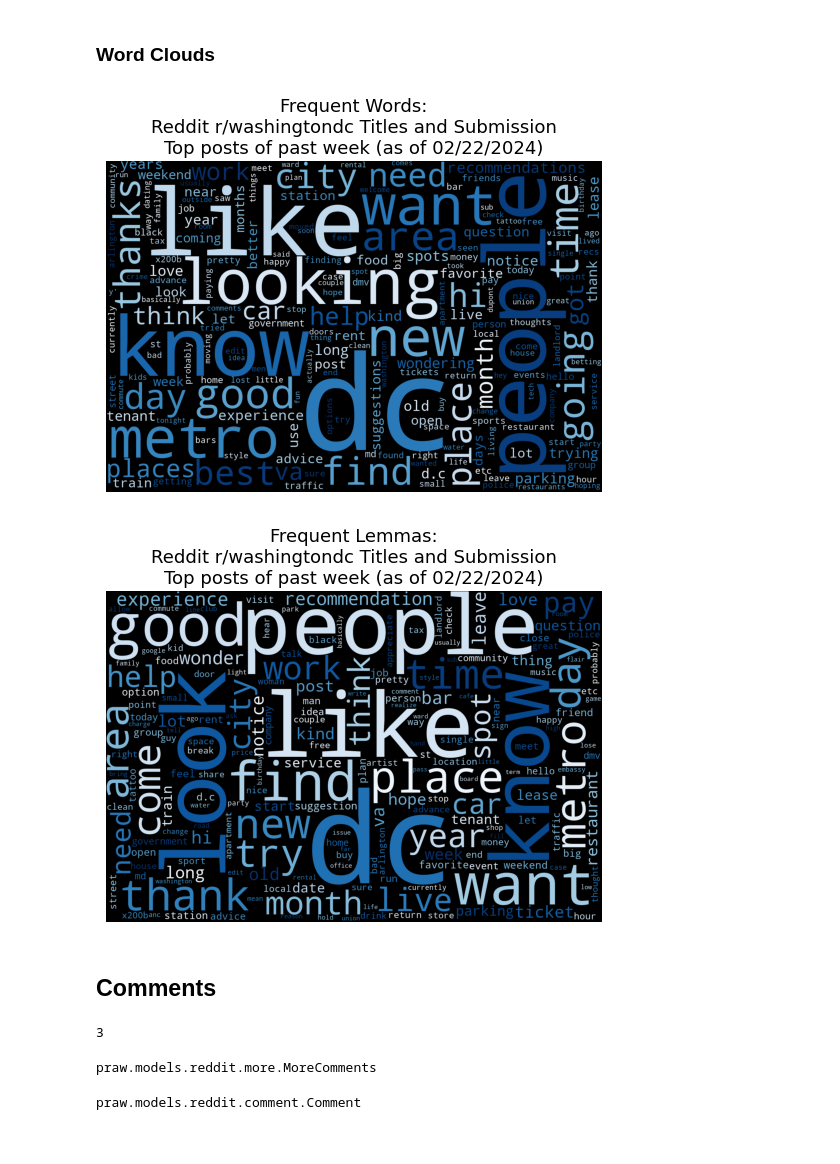
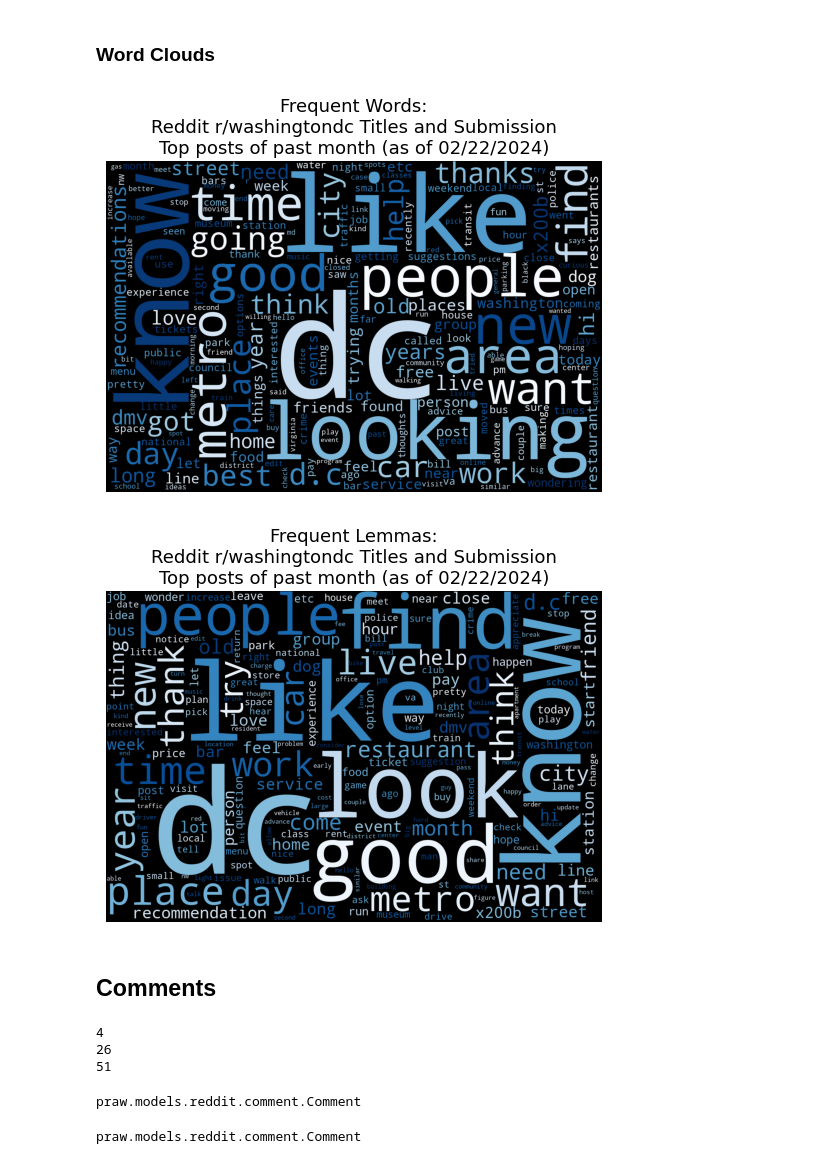
Before and after one commit to zshoorbajee/scrape_with_praw, a Jupyter notebook: explore_new_posts_prototype.ipynb, the cells around one changed output. Cells and saved outputs as stored; diff of their text form; code cells hidden in the pictures.

```diff
--- a/explore_new_posts_prototype.ipynb
+++ b/explore_new_posts_prototype.ipynb
@@ -23,7 +23,7 @@ from matplotlib.patches import Rectangle
 pd.options.display.max_rows = 50
 # %%
 # 1000 top posts from washingtondc since as of 2/22/2024
-df = pd.read_pickle('data/20240222_washingtondc_top_week_reddit_data.pkl')
+df = pd.read_pickle('data/20240222_washingtondc_top_month_reddit_data.pkl')
 # %%
 df.head()
 # %% [output]
@@ -415,20 +421,20 @@ fd_lemmas = FreqDist(df_nlp['text_comb_lemmas_no_sw'].explode())
 wc.generate_from_frequencies(fd_tokens)
 plt.imshow(wc)
 plt.axis("off")
-plt.title(f'Frequent Words:\nReddit r/{subreddit} Titles and Submission\nTop posts of past week (as of {date_retrieved})', fontsize=13)
+plt.title(f'Frequent Words:\nReddit r/{subreddit} Titles and Submission\n{sort.capitalize()} posts of past {time_filter} (as of {date_retrieved})', fontsize=13)
 # plt.savefig('./images/word_cloud_tokens_text_comb2.png', dpi=500)
 plt.show()
 # %% [output]
-[figure, old version]
+[figure, new version]
 # %%
 wc.generate_from_frequencies(fd_lemmas)
 plt.imshow(wc)
 plt.axis("off")
-plt.title(f'Frequent Lemmas:\nReddit r/{subreddit} Titles and Submission\nTop posts of past week (as of {date_retrieved})', fontsize=13)
+plt.title(f'Frequent Lemmas:\nReddit r/{subreddit} Titles and Submission\n{sort.capitalize()} posts of past {time_filter} (as of {date_retrieved})', fontsize=13)
 # plt.savefig('./images/word_cloud_lemmas_text_comb2.png', dpi=500)
 plt.show()
 # %% [output]
-[figure, old version]
+[figure, new version]
 # %% [markdown]
 ## Comments
 # %%
@@ -440,13 +446,15 @@ for i in range(264):
     if len(types) > 1:
         print(i)
 # %% [output]
-3
+4
+26
+51
 # %%
 # This "comment" is a "MoreComments" object. It contains more comments that can be called using x._comments
 
 type(df.iloc[3]['comments'][-1])
 # %% [output]
-praw.models.reddit.more.MoreComments
+praw.models.reddit.comment.Comment
 # %%
 type(df.iloc[3]['comments'][-2])
 # %% [output]
```
Also changed, not shown: parts of 23 cells of this notebook.
